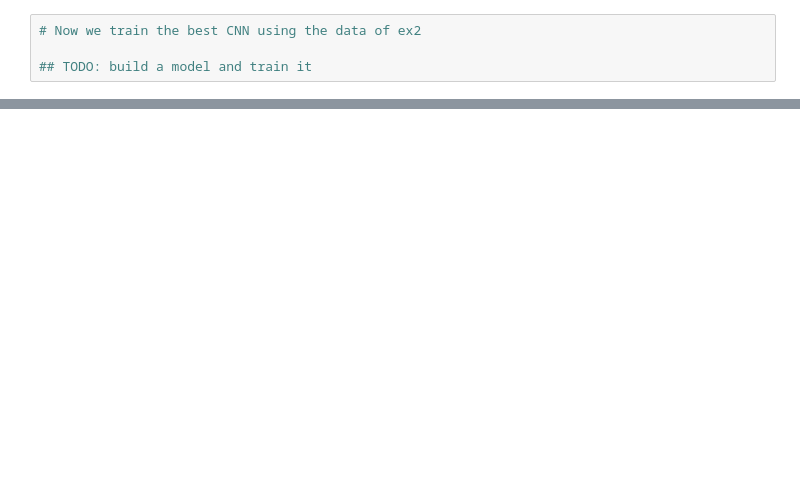
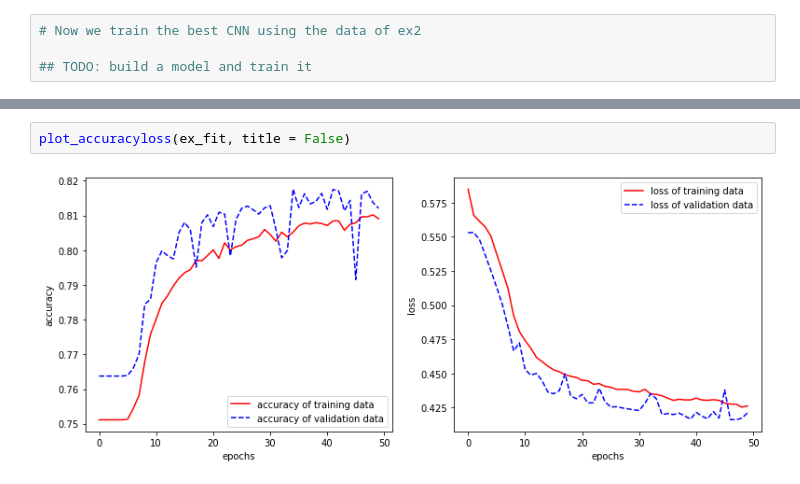
Before and after one commit to drckf/mlreview_notebooks, a Jupyter notebook: jupyter_notebooks/exercises/GitPush_exercise3.ipynb, the cells around one changed output, grey strips where cells are left out. Saved outputs shown, nothing was run; the diff lists cells and outputs as text; blank space fills up the shorter version.

```diff
--- a/jupyter_notebooks/exercises/GitPush_exercise3.ipynb
+++ b/jupyter_notebooks/exercises/GitPush_exercise3.ipynb
@@ -365,0 +425,4 @@ plot_confusionmatrix(ex_results,ex_y_train, normalization = True)
+# %%
+plot_accuracyloss(ex_fit, title = False)
+# %% [output]
+[figure, added]
```
Also changed, not shown: parts of 8 cells of this notebook.
